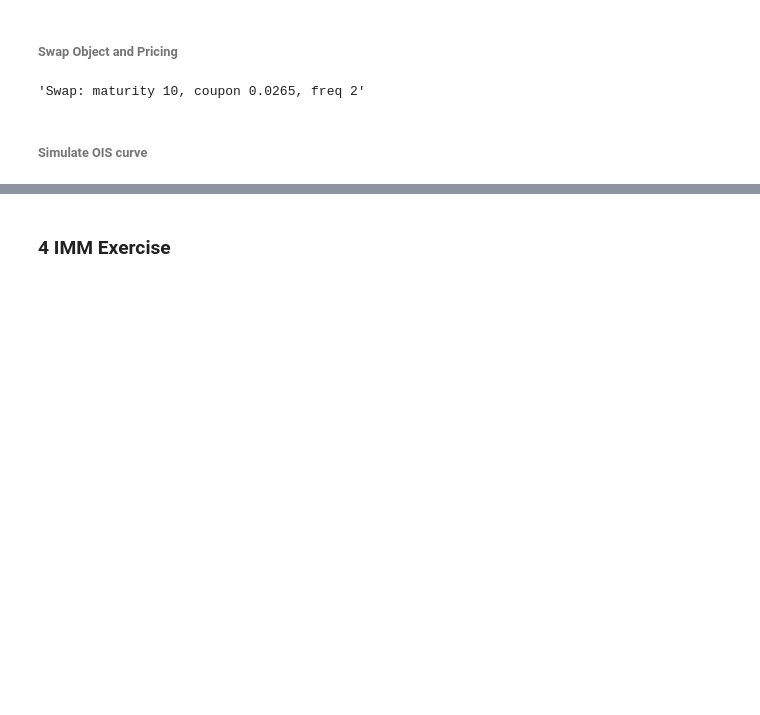
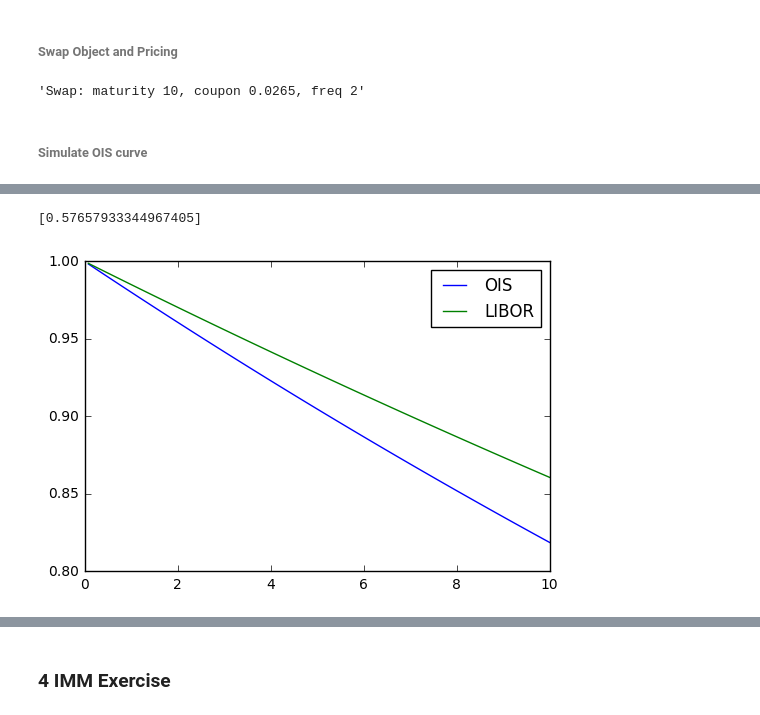
Before and after one commit to lejingxu/CVA_IMM_RegulationProject, a Jupyter notebook: Regulation_Project_Group_4.ipynb, the cells around one changed output, grey strips where cells are left out. Drawn from its saved outputs; the diff is of its cells as text; code cells hidden in the pictures; blank space fills up the shorter version.

```diff
--- a/Regulation_Project_Group_4.ipynb
+++ b/Regulation_Project_Group_4.ipynb
@@ -76,5 +91,5 @@ Since $f(0,u)$ is constant, then $$P(t,x(t),T)=e^{-f(0,u)(T-t)}e^{-x(t)\int_{t}^
 # %%
-def simulateXt(rho_x, sigma1, sigma2, kappa1, kappa2, sim_freq, maturity):
+def simulateXt(rho_x, sigma1, sigma2, kappa1, kappa2, sim_freq, maturity,ts):
     '''
     Args:
         sim_freq: simulation frequency for rate curves, 12 for monthly
@@ -84,7 +99,7 @@ def simulateXt(rho_x, sigma1, sigma2, kappa1, kappa2, sim_freq, maturity):
     sigma21 = sigma1*rho_x
     sigma11 = np.sqrt(sigma1**2 *(1 - rho_x*rho_x))
 
-    ts = np.arange(1./sim_freq,maturity+1e-6,1./sim_freq)
+
     x = np.asarray([0,0])
     C = np.asarray([[1,0],[rho_x,1.-rho_x*rho_x]]) # Cholesky decomposition of corr matrix for Brownian motion
     xt = []
@@ -116,3 +130,40 @@ legend(['x1','x2'],loc=1)
+# %%
+def simulateOIS(rho_x, sigma1, sigma2, kappa1, kappa2, sim_freq, maturity, f0_OIS, f0_Libor, spread):
+    ts = np.arange(1./sim_freq,maturity+1e-6,1./sim_freq)
+    Tis = np.arange(1./freq,maturity+1e-6,1./freq) # time steps when there is cash flow
+    P_OIS = []
+    P_LIBOR = []
+
+    P_OIS.append([np.exp(-f0_OIS*t) for t in ts]) # calculate P_OIS(0,t) for all t
+    P_LIBOR.append([P_OIS[0][i]*np.exp(spread*ts[i]) for i in range(ts.shape[0])])# calculate P_LIBOR(0,t) for all t
+    xt,yt = simulateXt(rho_x, sigma1, sigma2, kappa1, kappa2, sim_freq, maturity,ts) #120 xt's and yt's
+    for i in range(ts.shape[0]):
+        P_OIS_t = []
+        P_OIS_0_t = P_OIS[0][i]
+        P_LIBOR_t = []
+        for j in np.where(Tis>=ts[i])[0]: # index for all coupon paying dates after t
+            #M = np.asarray([np.exp(-kappa1*(Tis[i]-t)),np.exp(-kappa2*(Tis[i]-t))])
+            G = np.asarray([(1.-kappa1*(Tis[j]-ts[i]))/kappa1,(1.-kappa2*(Tis[j]-ts[i]))/kappa2])
+            P_OIS_0_Ti = P_OIS[0][(j+1)*sim_freq/freq-1]
+            P_OIS_t_Ti = P_OIS_0_Ti/P_OIS_0_t*np.exp(-G.T.dot(xt[i])-0.5*G.T.dot(yt[i]).dot(G))
+            P_OIS_t.append(P_OIS_t_Ti)
+            P_LIBOR_t.append(P_OIS_t_Ti*np.exp(spread*(Tis[j]-ts[i])))
+
+        P_OIS.append(P_OIS_t)
+        P_LIBOR.append(P_LIBOR_t)
+
+    return P_OIS,P_LIBOR
+# %%
+ois,libor = simulateOIS(rho_x, sigma1, sigma2, kappa1, kappa2, sim_freq, maturity, f0_OIS, f0_LIBOR, spread)
+#print ois
+#print libor
+ts = np.arange(1./sim_freq,maturity+1e-6,1./sim_freq)
+plot(ts,ois[0],ts,libor[0])
+legend(['OIS','LIBOR'])
+print ois[120]
+# %% [output]
+[0.57657933344967405]
+[figure, added]
 # %%
 # test cell
 rho_x = 0.5
```
Also changed, not shown: parts of 7 cells of this notebook.
